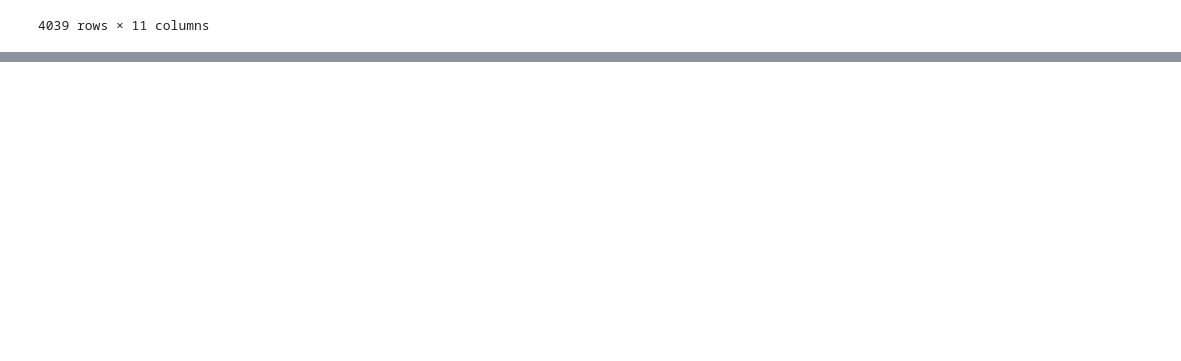
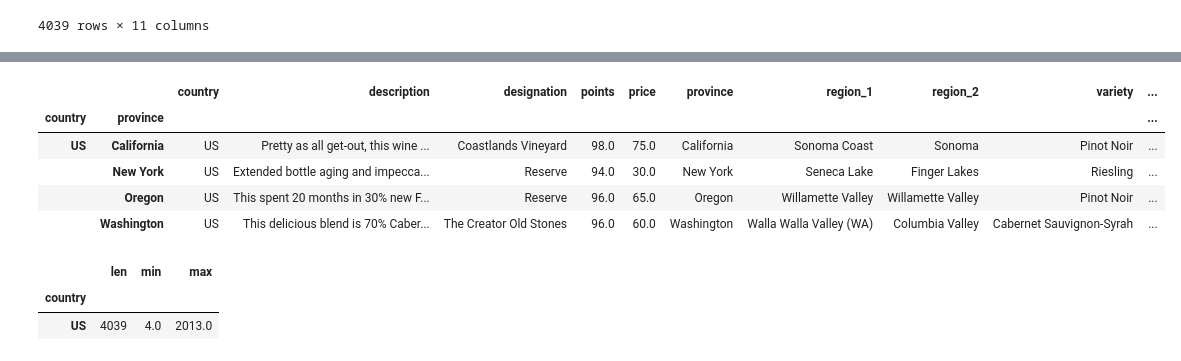
Before and after one commit to mezenka/Pandas_practice, a Jupyter notebook: pandas_kaggle.ipynb, the cells around one changed output, grey strips where cells are left out. Cells and saved outputs as stored; diff of their text form; code cells hidden in the pictures; blank space fills up the shorter version.

```diff
--- a/pandas_kaggle.ipynb
+++ b/pandas_kaggle.ipynb
@@ -688,0 +728,17 @@ See the caveats in the documentation: https://pandas.pydata.org/pandas-docs/stab
+# %%
+# grouping by more than one column - finding the best wine by country and province
+reviews.groupby(['country', 'province']).apply(lambda df: df.loc[df.points.idxmax()])
+# %% [output]
+|  |  | country | description | designation | points | price | province | region_1 | region_2 | variety | ... |
+| country | province |  |  |  |  |  |  |  |  |  | ... |
+| US | California | US | Pretty as all get-out, this wine ... | Coastlands Vineyard | 98.0 | 75.0 | California | Sonoma Coast | Sonoma | Pinot Noir | ... |
+|  | New York | US | Extended bottle aging and impecca... | Reserve | 94.0 | 30.0 | New York | Seneca Lake | Finger Lakes | Riesling | ... |
+|  | Oregon | US | This spent 20 months in 30% new F... | Reserve | 96.0 | 65.0 | Oregon | Willamette Valley | Willamette Valley | Pinot Noir | ... |
+|  | Washington | US | This delicious blend is 70% Caber... | The Creator Old Stones | 96.0 | 60.0 | Washington | Walla Walla Valley (WA) | Columbia Valley | Cabernet Sauvignon-Syrah | ... |
+# %%
+# using `.agg()` method with `.groupby()` to generate a simple statistical summary of the dataset - number, min and max prices
+reviews.groupby(['country']).price.agg([len, min, max])
+# %% [output]
+|  | len | min | max |
+| country |  |  |  |
+| US | 4039 | 4.0 | 2013.0 |
```
Also changed, not shown: parts of 4 cells of this notebook.
